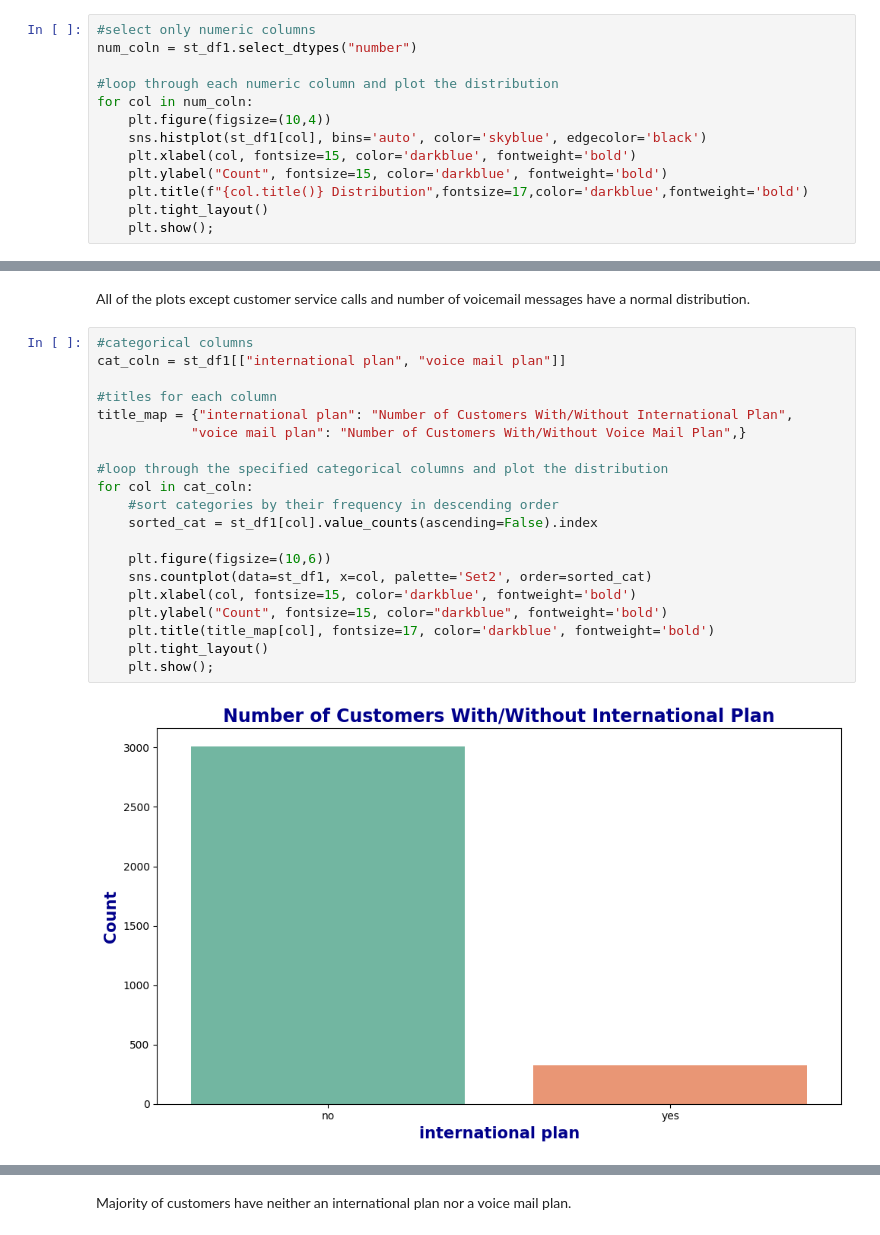
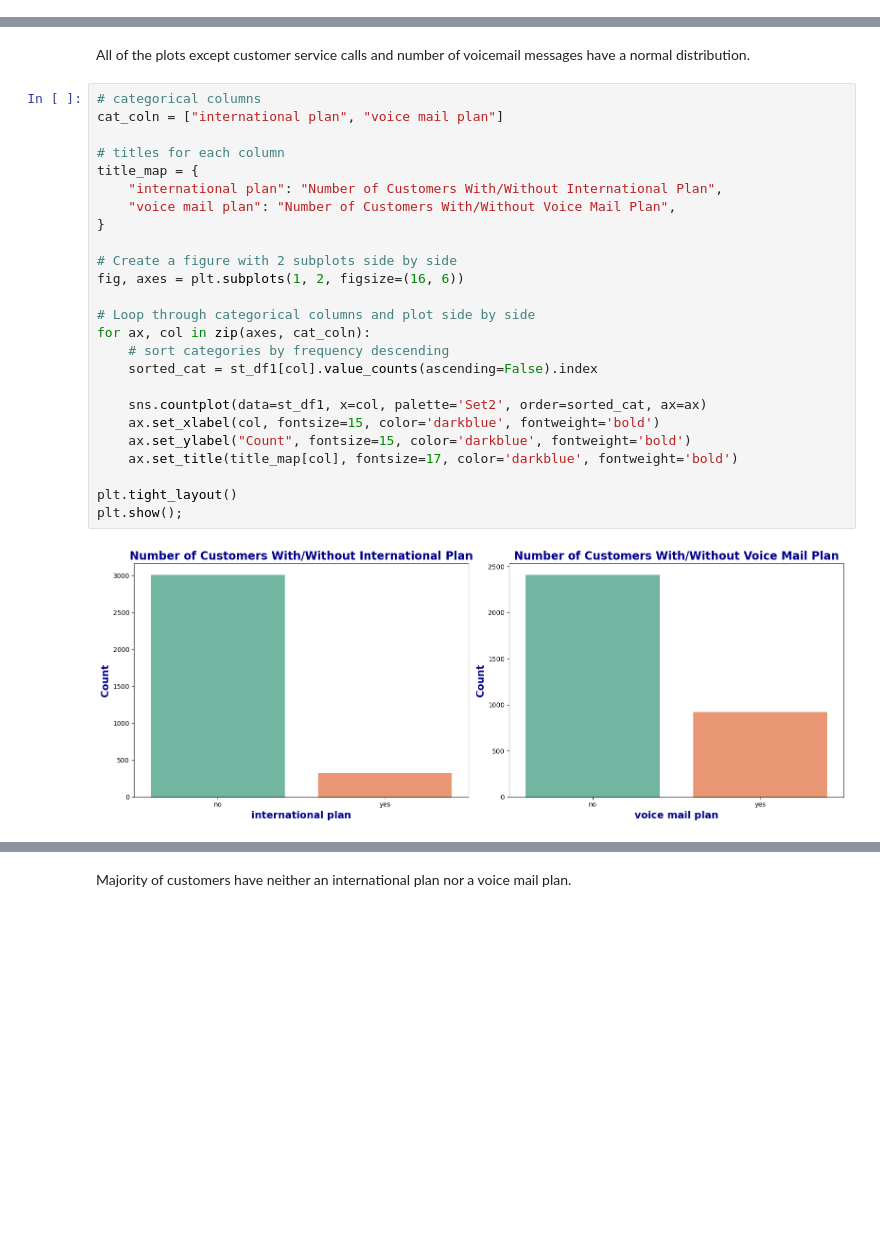
Before and after one commit to JoshuaKiluu/syria-tel-churn-prediction, a Jupyter notebook: index.ipynb, the cells around one changed output, grey strips where cells are left out. Drawn from its saved outputs; the diff is of its cells as text; blank space fills up the shorter version.

```diff
--- a/index.ipynb
+++ b/index.ipynb
@@ -356,16 +354,3 @@ This section involves exploring to understanding the dataset's structure to unco
 # %% [markdown]
 ### Univariate Analysis
 This involves exploring each feature individually to understand the distribution and skewness.
-# %%
-#select only numeric columns
-num_coln = st_df1.select_dtypes("number")
-
-#loop through each numeric column and plot the distribution
-for col in num_coln:
-    plt.figure(figsize=(10,4))
-    sns.histplot(st_df1[col], bins='auto', color='skyblue', edgecolor='black')
-    plt.xlabel(col, fontsize=15, color='darkblue', fontweight='bold')
-    plt.ylabel("Count", fontsize=15, color='darkblue', fontweight='bold')
-    plt.title(f"{col.title()} Distribution",fontsize=17,color='darkblue',fontweight='bold')
-    plt.tight_layout()
-    plt.show();
@@ -386,24 +384,29 @@ for col in num_coln:
 # %% [markdown]
 All of the plots except customer service calls and number of voicemail messages have a normal distribution.
 # %%
-#categorical columns
-cat_coln = st_df1[["international plan", "voice mail plan"]]
+# categorical columns
+cat_coln = ["international plan", "voice mail plan"]
 
-#titles for each column
-title_map = {"international plan": "Number of Customers With/Without International Plan",
-            "voice mail plan": "Number of Customers With/Without Voice Mail Plan",}
+# titles for each column
+title_map = {
+    "international plan": "Number of Customers With/Without International Plan",
+    "voice mail plan": "Number of Customers With/Without Voice Mail Plan",
+}
 
-#loop through the specified categorical columns and plot the distribution
-for col in cat_coln:
-    #sort categories by their frequency in descending order
+# Create a figure with 2 subplots side by side
+fig, axes = plt.subplots(1, 2, figsize=(16, 6))
+
+# Loop through categorical columns and plot side by side
+for ax, col in zip(axes, cat_coln):
+    # sort categories by frequency descending
     sorted_cat = st_df1[col].value_counts(ascending=False).index
 
-    plt.figure(figsize=(10,6))
-    sns.countplot(data=st_df1, x=col, palette='Set2', order=sorted_cat)
-    plt.xlabel(col, fontsize=15, color='darkblue', fontweight='bold')
-    plt.ylabel("Count", fontsize=15, color="darkblue", fontweight='bold')
-    plt.title(title_map[col], fontsize=17, color='darkblue', fontweight='bold')
-    plt.tight_layout()
-    plt.show();
+    sns.countplot(data=st_df1, x=col, palette='Set2', order=sorted_cat, ax=ax)
+    ax.set_xlabel(col, fontsize=15, color='darkblue', fontweight='bold')
+    ax.set_ylabel("Count", fontsize=15, color='darkblue', fontweight='bold')
+    ax.set_title(title_map[col], fontsize=17, color='darkblue', fontweight='bold')
+
+plt.tight_layout()
+plt.show();
 # %% [output]
-[figure, old version]
+[figure, new version]
```
Also changed, not shown: parts of 57 cells of this notebook.
